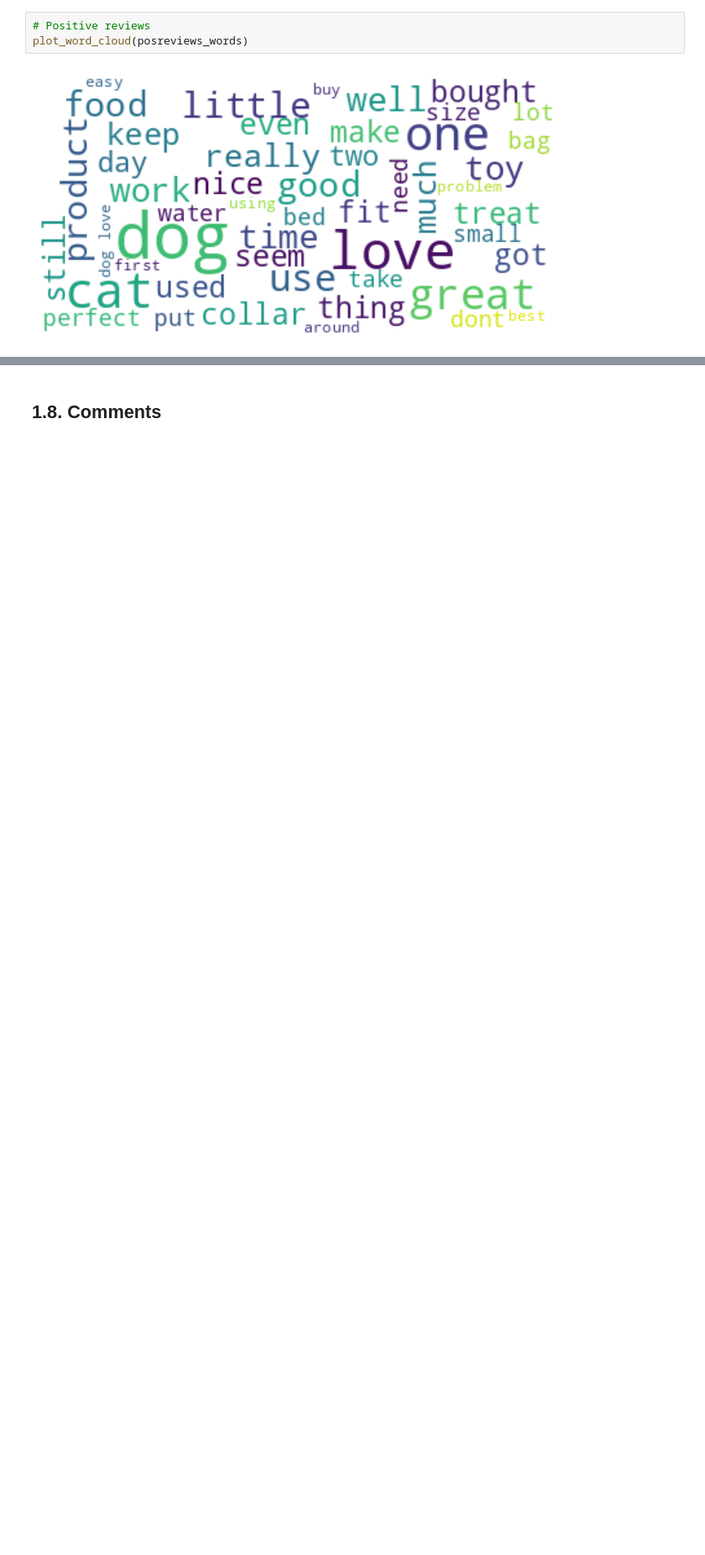
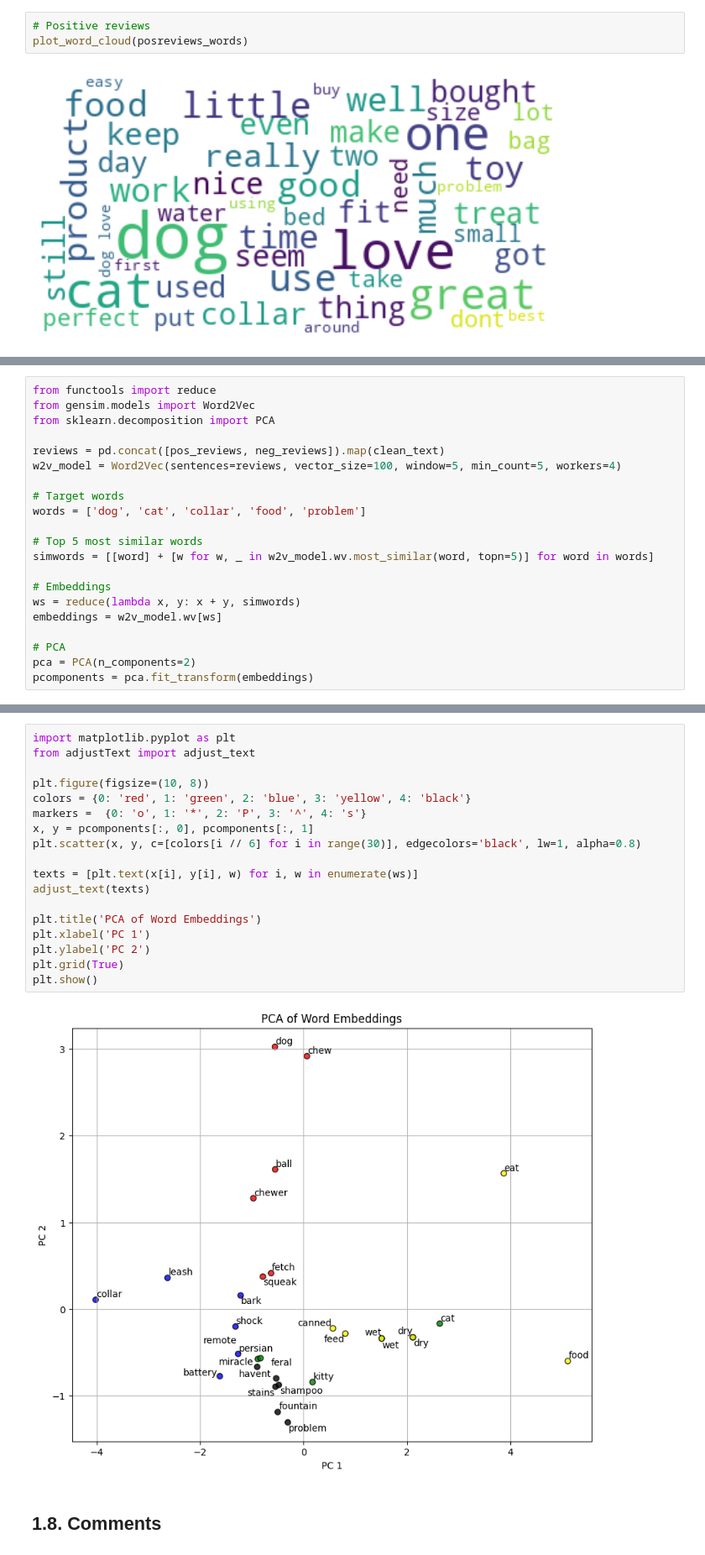
Before and after one commit to JCRbit/natural-language-processing-py, a Jupyter notebook: 1_exploratory_analysis.ipynb, the cells around one changed output, grey strips where cells are left out. Shown at 84% size. Drawn from its saved outputs; the diff is of its cells as text; blank space fills up the shorter version.

Commit message:
Add word embeddings visualization

```diff
--- a/1_exploratory_analysis.ipynb
+++ b/1_exploratory_analysis.ipynb
@@ -327,0 +330,21 @@ plot_word_cloud(posreviews_words)
+# %%
+from functools import reduce
+from gensim.models import Word2Vec
+from sklearn.decomposition import PCA
+
+reviews = pd.concat([pos_reviews, neg_reviews]).map(clean_text)
+w2v_model = Word2Vec(sentences=reviews, vector_size=100, window=5, min_count=5, workers=4)
+
+# Target words
+words = ['dog', 'cat', 'collar', 'food', 'problem']
+
+# Top 5 most similar words
+simwords = [[word] + [w for w, _ in w2v_model.wv.most_similar(word, topn=5)] for word in words]
+
+# Embeddings
+ws = reduce(lambda x, y: x + y, simwords)
+embeddings = w2v_model.wv[ws]
+
+# PCA
+pca = PCA(n_components=2)
+pcomponents = pca.fit_transform(embeddings)
@@ -328,3 +369,23 @@ plot_word_cloud(posreviews_words)
+# %%
+import matplotlib.pyplot as plt
+from adjustText import adjust_text
+
+plt.figure(figsize=(10, 8))
+colors = {0: 'red', 1: 'green', 2: 'blue', 3: 'yellow', 4: 'black'}
+markers =  {0: 'o', 1: '*', 2: 'P', 3: '^', 4: 's'}
+x, y = pcomponents[:, 0], pcomponents[:, 1]
+plt.scatter(x, y, c=[colors[i // 6] for i in range(30)], edgecolors='black', lw=1, alpha=0.8)
+
+texts = [plt.text(x[i], y[i], w) for i, w in enumerate(ws)]
+adjust_text(texts)
+
+plt.title('PCA of Word Embeddings')
+plt.xlabel('PC 1')
+plt.ylabel('PC 2')
+plt.grid(True)
+plt.show()
+# %% [output]
+[figure, added]
 # %% [markdown]
 ## 1.8. Comments
 # %% [markdown]
```
Also changed, not shown: parts of 5 cells of this notebook.
